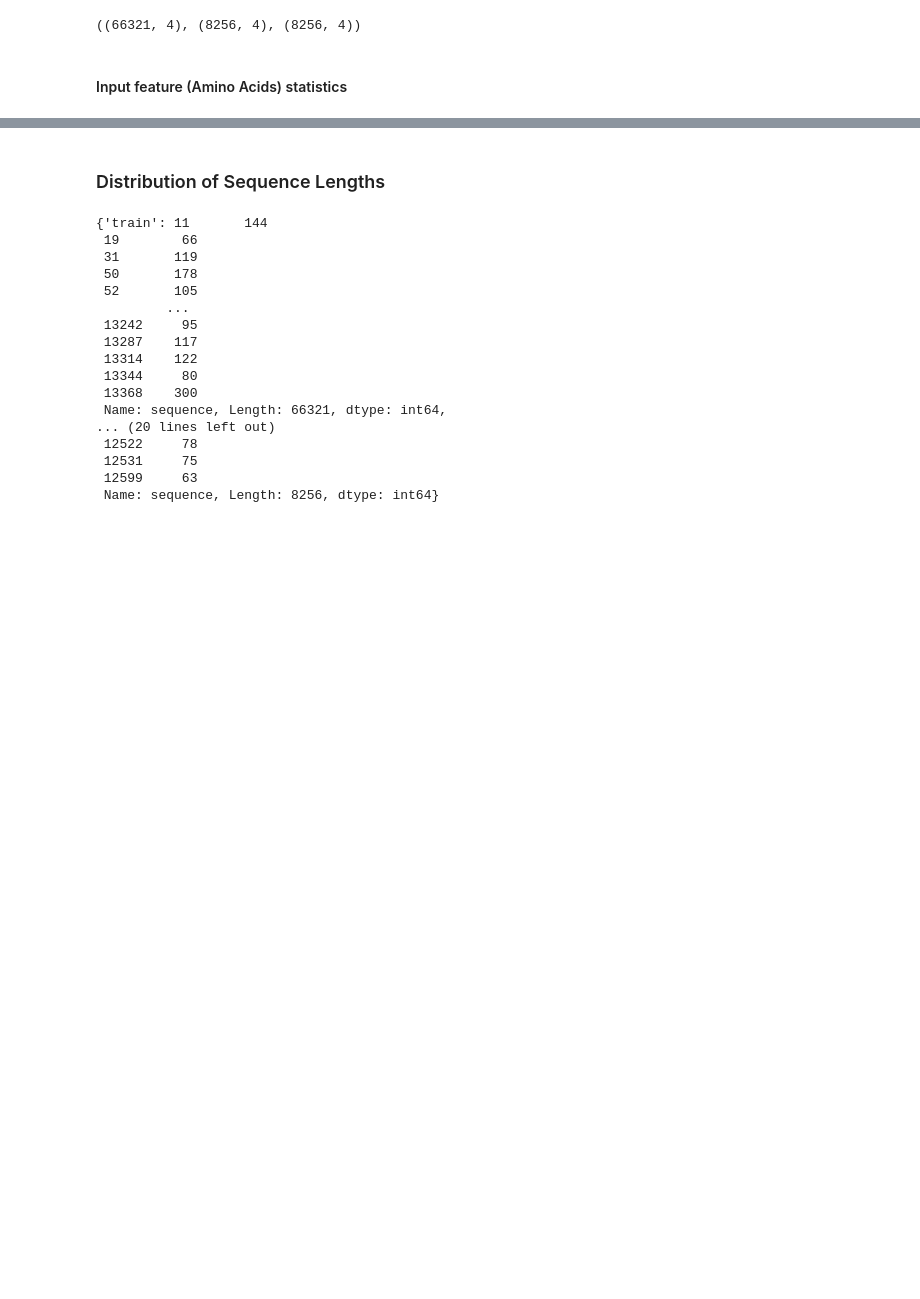
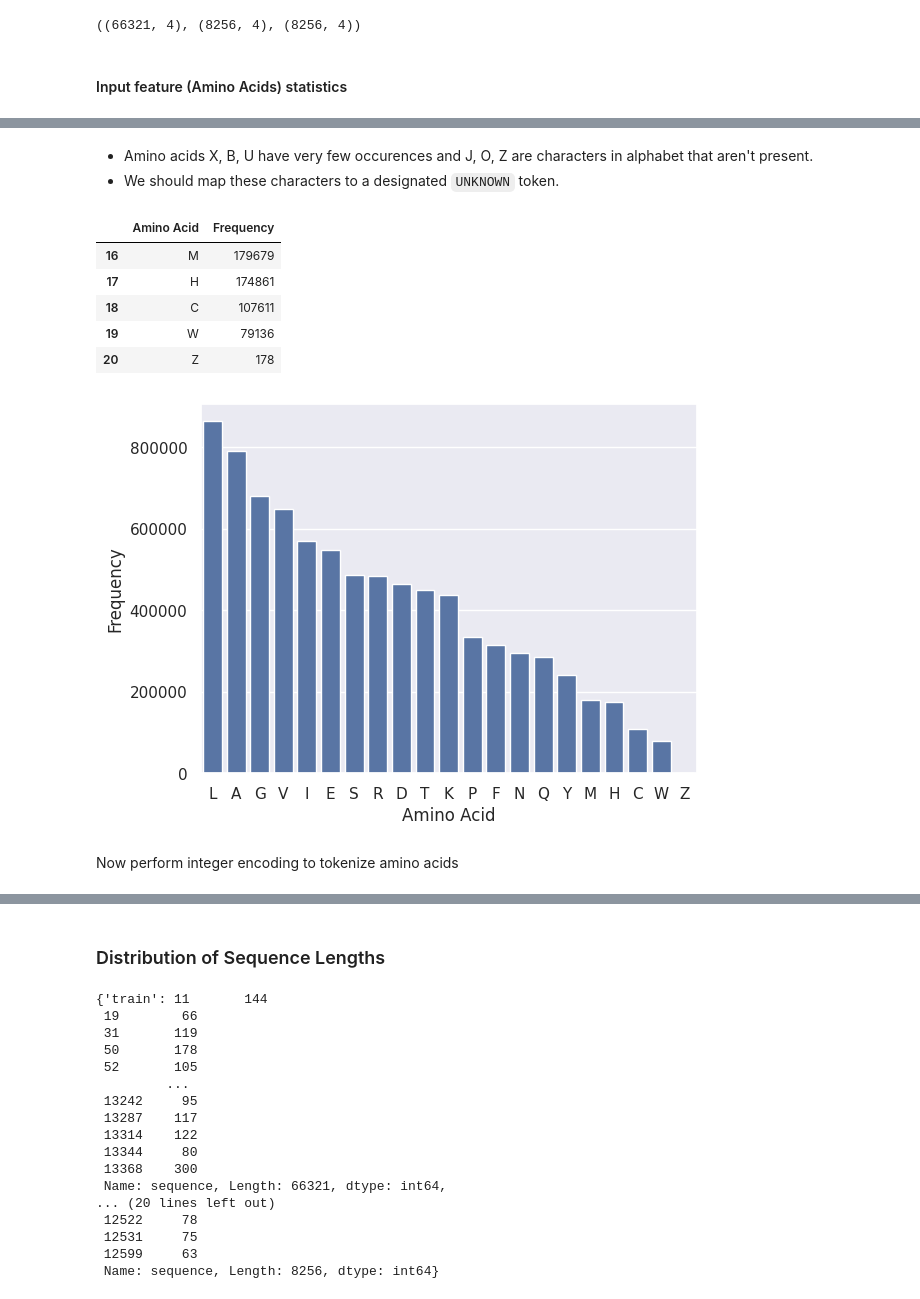
Before and after one commit to jl3720/pfam, a Jupyter notebook: pfam.ipynb, the cells around one changed output, grey strips where cells are left out. Drawn from its saved outputs; the diff is of its cells as text; code cells hidden in the pictures; blank space fills up the shorter version.

```diff
--- a/pfam.ipynb
+++ b/pfam.ipynb
@@ -185,0 +239,25 @@ top_train_df.shape, top_dev_df.shape, top_test_df.shape
+# %% [markdown]
+- Amino acids X, B, U have very few occurences and J, O, Z are characters in alphabet that aren't present.
+- We should map these characters to a designated `UNKNOWN` token.
+# %%
+# Replace low frequency characters with unknown token
+def replace_low_frequency_characters(input_df: pd.DataFrame, low_frequency_characters, sequence_column='sequence'):
+    output_df = input_df.copy()
+    for char in low_frequency_characters:
+        output_df[sequence_column] = output_df[sequence_column].str.replace(char, 'Z')  # Replace unknown token with 'Z'
+    return output_df
+
+train_df = replace_low_frequency_characters(top_train_df, low_frequency)
+updated_freqs = amino_acid_frequency(train_df)
+sns.barplot(x='Amino Acid', y='Frequency', data=updated_freqs)
+updated_freqs[-5:]
+# %% [output]
+|  | Amino Acid | Frequency |
+| 16 | M | 179679 |
+| 17 | H | 174861 |
+| 18 | C | 107611 |
+| 19 | W | 79136 |
+| 20 | Z | 178 |
+[figure, added]
+# %% [markdown]
+Now perform integer encoding to tokenize amino acids
```
Also changed, not shown: parts of 10 cells of this notebook.
